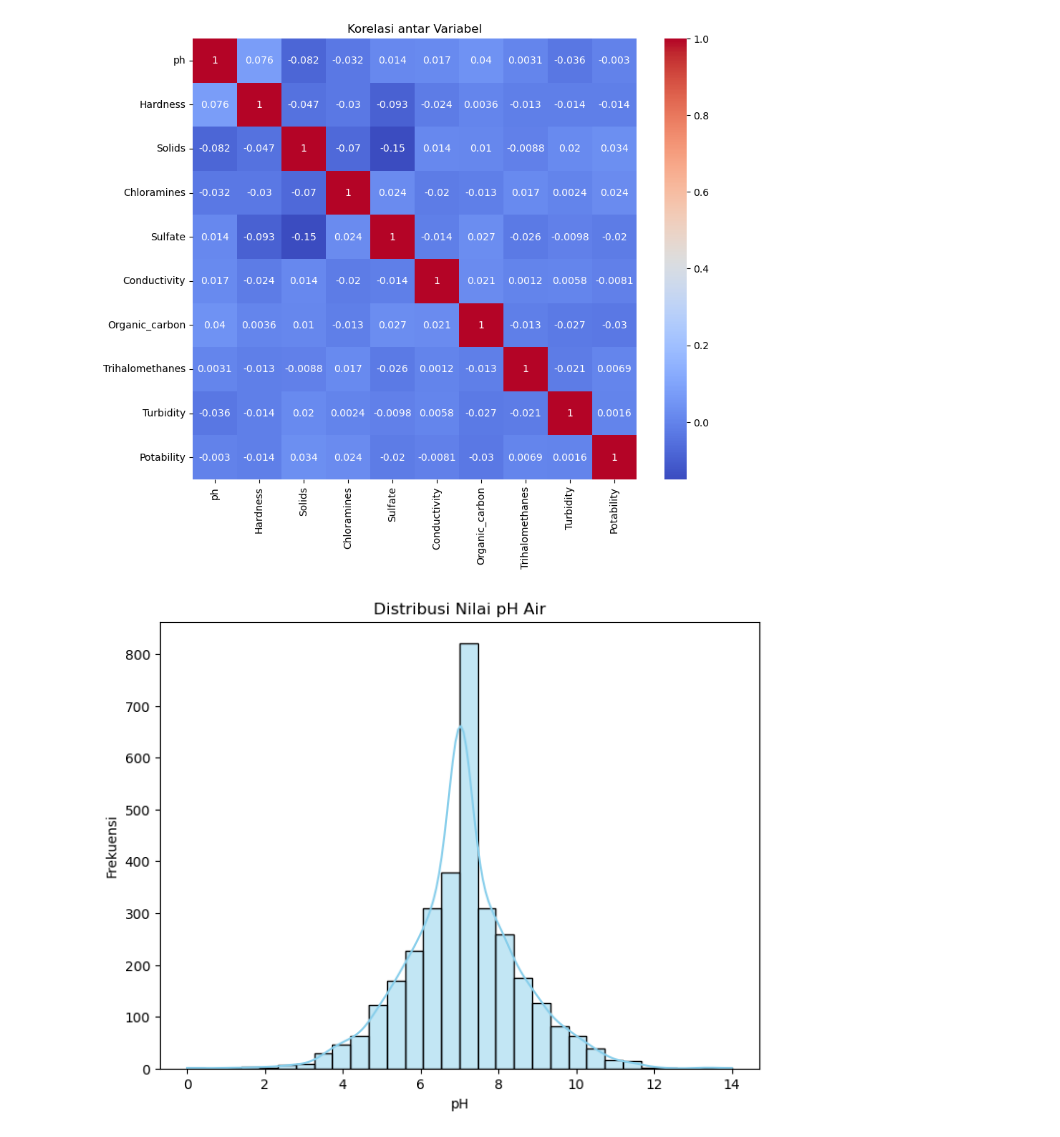
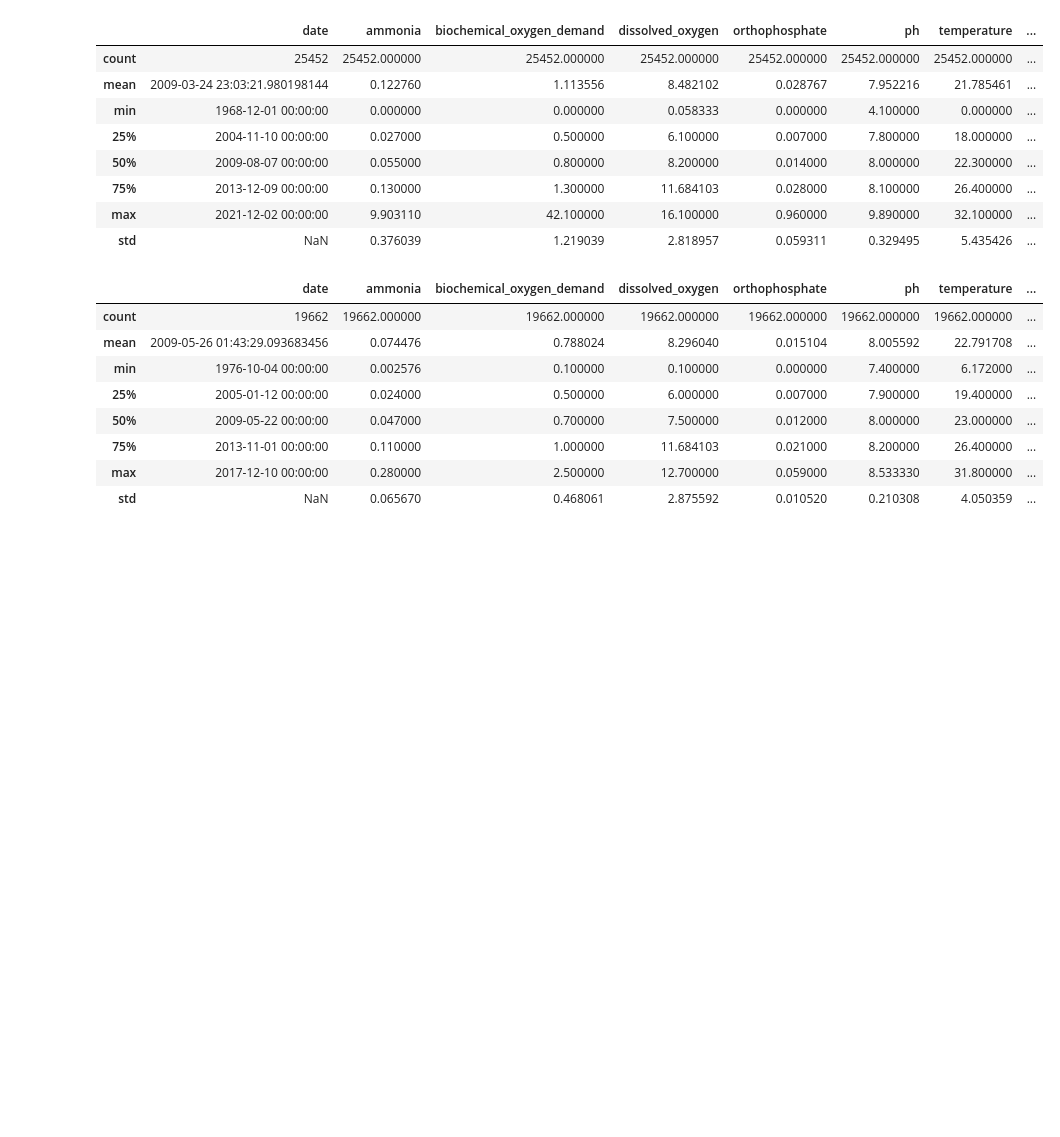
Before and after one commit to rafpoo/project-machine-learning, a Jupyter notebook: notebooks/DataPreProcessing.ipynb, the cells around one changed output. Saved outputs shown, nothing was run; the diff lists cells and outputs as text; code cells hidden in the pictures; blank space fills up the shorter version.

```diff
--- a/notebooks/DataPreProcessing.ipynb
+++ b/notebooks/DataPreProcessing.ipynb
@@ -52,30 +36,14 @@ Ukuran dataset setelah cleaning: (3276, 10)
 # %%
-# ==========================================
-# Exploratory Data Analysis (EDA)
-# ==========================================
+# 2. Data Cleaning (domain-based filtering)
+df = df[(df['ph'] >= 4) & (df['ph'] <= 10)]
+df = df[(df['temperature'] >= 0) & (df['temperature'] <= 40)]
+df = df[df['ammonia'] <= 10]
+df = df[df['biochemical_oxygen_demand'] <= 50]
+df = df[df['orthophosphate'] <= 1]
+df = df[df['nitrogen'] <= 10]
+df = df[df['nitrate'] <= 50]
 
-# Boxplot untuk deteksi outlier
-plt.figure(figsize=(10,6))
-sns.boxplot(data=df)
-plt.title("Deteksi Outlier per Fitur")
-plt.show()
-
-# Distribusi label Potability
-sns.countplot(x='Potability', data=df)
-plt.title("Distribusi Kelas Potability (Air Layak Minum / Tidak)")
-plt.show()
-
-# Korelasi antar variabel
-plt.figure(figsize=(10,8))
-sns.heatmap(df.corr(), annot=True, cmap='coolwarm')
-plt.title("Korelasi antar Variabel")
-plt.show()
-
-# Distribusi pH air
-plt.figure(figsize=(8,6))
-sns.histplot(df['ph'], kde=True, bins=30, color='skyblue')
-plt.title("Distribusi Nilai pH Air")
-plt.xlabel("pH")
-plt.ylabel("Frekuensi")
-plt.show()
+num_cols = df.select_dtypes(include='number').columns.tolist()
+num_cols = [c for c in num_cols if c not in ['ccme_values', 'ccme_wqi_code']]
+df.describe()
 # %% [output]
@@ -84,2 +50,26 @@ plt.show()
-[figure, removed]
-[figure, removed]
+|  | date | ammonia | biochemical_oxygen_demand | dissolved_oxygen | orthophosphate | ph | temperature | ... |
+| count | 25452 | 25452.000000 | 25452.000000 | 25452.000000 | 25452.000000 | 25452.000000 | 25452.000000 | ... |
+| mean | 2009-03-24 23:03:21.980198144 | 0.122760 | 1.113556 | 8.482102 | 0.028767 | 7.952216 | 21.785461 | ... |
+| min | 1968-12-01 00:00:00 | 0.000000 | 0.000000 | 0.058333 | 0.000000 | 4.100000 | 0.000000 | ... |
+| 25% | 2004-11-10 00:00:00 | 0.027000 | 0.500000 | 6.100000 | 0.007000 | 7.800000 | 18.000000 | ... |
+| 50% | 2009-08-07 00:00:00 | 0.055000 | 0.800000 | 8.200000 | 0.014000 | 8.000000 | 22.300000 | ... |
+| 75% | 2013-12-09 00:00:00 | 0.130000 | 1.300000 | 11.684103 | 0.028000 | 8.100000 | 26.400000 | ... |
+| max | 2021-12-02 00:00:00 | 9.903110 | 42.100000 | 16.100000 | 0.960000 | 9.890000 | 32.100000 | ... |
+| std | NaN | 0.376039 | 1.219039 | 2.818957 | 0.059311 | 0.329495 | 5.435426 | ... |
+# %%
+# 3. Outlier removal (IQR)
+Q1 = df[num_cols].quantile(0.25)
+Q3 = df[num_cols].quantile(0.75)
+IQR = Q3 - Q1
+df_clean = df[~((df[num_cols] < (Q1 - 1.5*IQR)) | (df[num_cols] > (Q3 + 1.5*IQR))).any(axis=1)]
+df_clean.describe()
+# %% [output]
+|  | date | ammonia | biochemical_oxygen_demand | dissolved_oxygen | orthophosphate | ph | temperature | ... |
+| count | 19662 | 19662.000000 | 19662.000000 | 19662.000000 | 19662.000000 | 19662.000000 | 19662.000000 | ... |
+| mean | 2009-05-26 01:43:29.093683456 | 0.074476 | 0.788024 | 8.296040 | 0.015104 | 8.005592 | 22.791708 | ... |
+| min | 1976-10-04 00:00:00 | 0.002576 | 0.100000 | 0.100000 | 0.000000 | 7.400000 | 6.172000 | ... |
+| 25% | 2005-01-12 00:00:00 | 0.024000 | 0.500000 | 6.000000 | 0.007000 | 7.900000 | 19.400000 | ... |
+| 50% | 2009-05-22 00:00:00 | 0.047000 | 0.700000 | 7.500000 | 0.012000 | 8.000000 | 23.000000 | ... |
+| 75% | 2013-11-01 00:00:00 | 0.110000 | 1.000000 | 11.684103 | 0.021000 | 8.200000 | 26.400000 | ... |
+| max | 2017-12-10 00:00:00 | 0.280000 | 2.500000 | 12.700000 | 0.059000 | 8.533330 | 31.800000 | ... |
+| std | NaN | 0.065670 | 0.468061 | 2.875592 | 0.010520 | 0.210308 | 4.050359 | ... |
```
Also changed, not shown: parts of 10 cells of this notebook, 13 other files.
